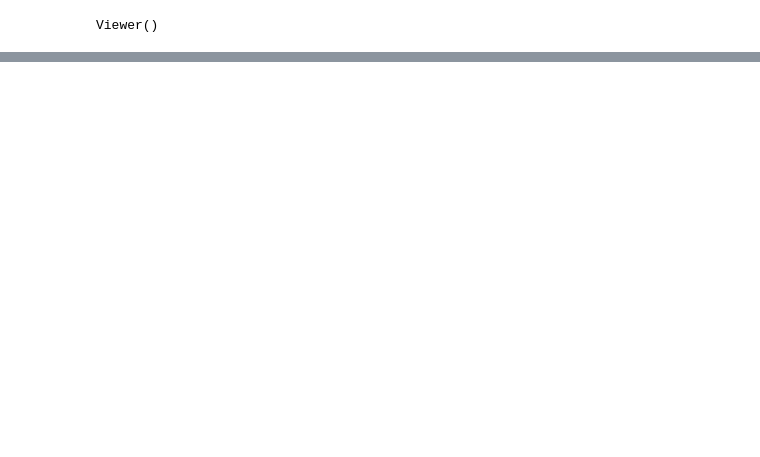
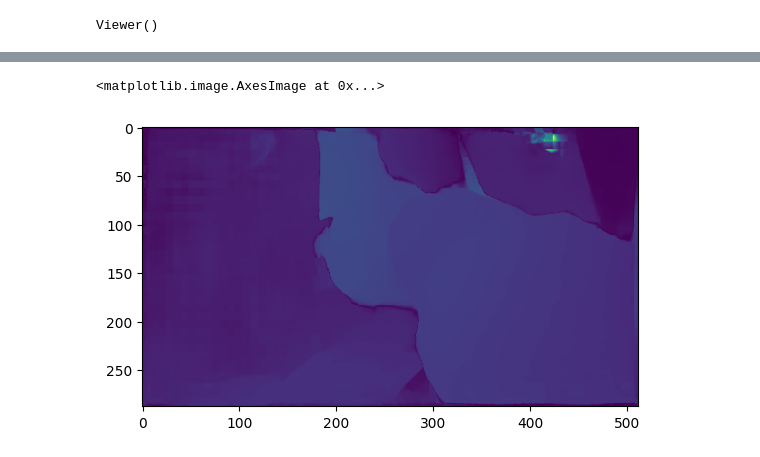
Before and after one commit to manel-ferreira-01/mast3r, a Jupyter notebook: demo.ipynb, the cells around one changed output, grey strips where cells are left out. Saved outputs shown, nothing was run; the diff lists cells and outputs as text; code cells hidden in the pictures; blank space fills up the shorter version.

```diff
--- a/demo.ipynb
+++ b/demo.ipynb
@@ -461,0 +546,25 @@ plt.show()
+# %%
+from sea_raft.core.raft import RAFT
+from sea_raft.config.parser import json_to_args
+from torchsummary import summary
+from sea_raft.core.utils.utils import load_ckpt
+
+import cv2 as cv
+
+raft = RAFT(json_to_args("./sea_raft/config/eval/spring-M.json")).to(device)
+load_ckpt(raft, "sea_raft/Tartan-C-T-TSKH-spring540x960-M.pth")
+# %%
+im1 = imgs[0]["img"].squeeze().expand(1,-1,-1,-1).to(device)
+im2 = imgs[1]["img"].squeeze().expand(1,-1,-1,-1).to(device)
+# %%
+
+flow = raft(im1,
+            im2)
+
+
+plt.imshow (
+    torch.norm( flow["final"].squeeze(), dim= 0).detach().cpu().numpy()
+)
+# %% [output]
+<matplotlib.image.AxesImage at 0x...>
+[figure, added]
```
Also changed, not shown: parts of 31 cells of this notebook, 2 other files.
